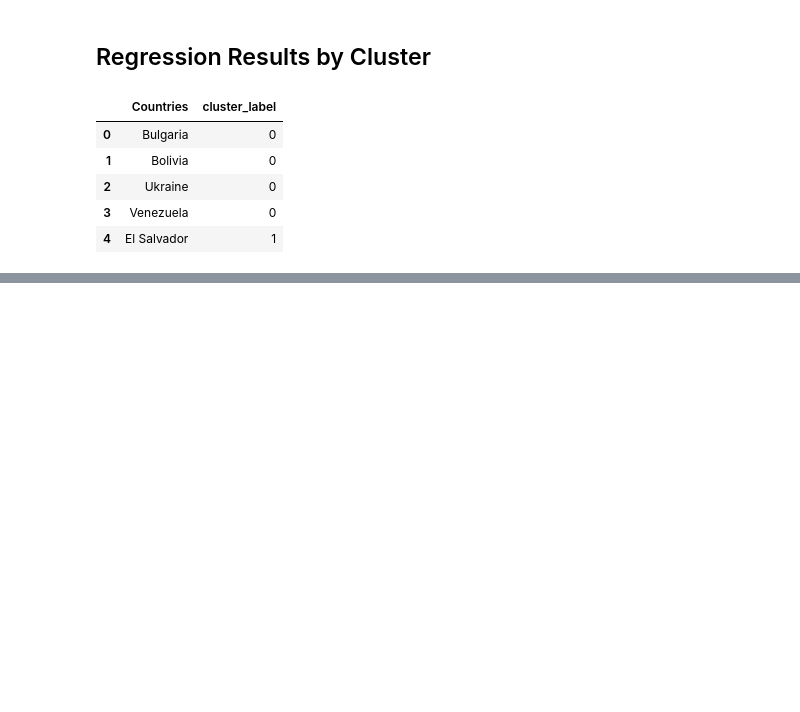
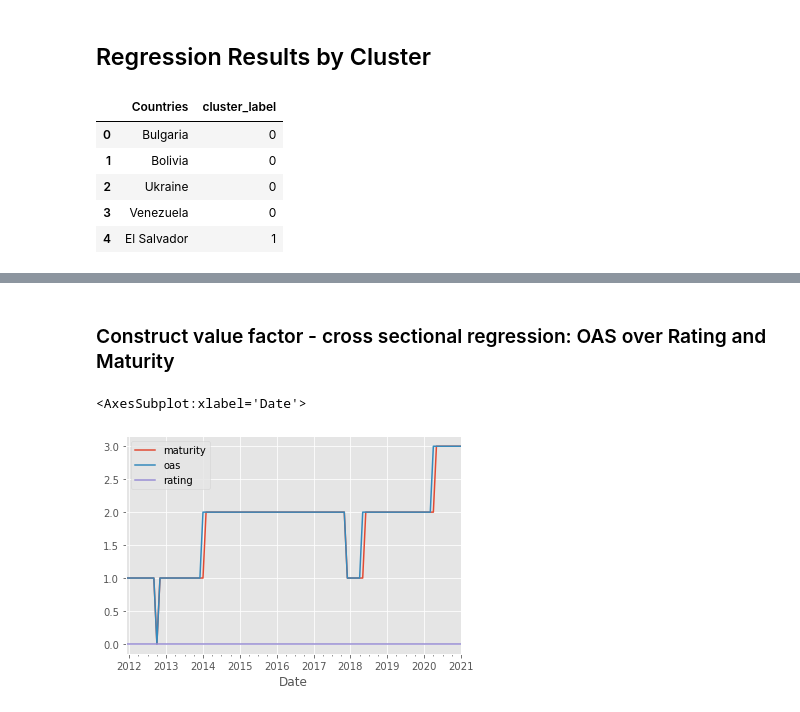
Before and after one commit to wingwingz/AFP, a Jupyter notebook: Risk Premia/bond.ipynb, the cells around one changed output, grey strips where cells are left out. Cells and saved outputs as stored; diff of their text form; code cells hidden in the pictures; blank space fills up the shorter version.

```diff
--- a/Risk Premia/bond.ipynb
+++ b/Risk Premia/bond.ipynb
@@ -317,0 +393,18 @@ dtype: int64
+# %% [markdown]
+### Construct value factor - cross sectional regression: OAS over Rating and Maturity
+# %%
+oas_monthly_selected.columns = pd.MultiIndex.from_product([['oas'], oas_monthly_selected.columns])
+maturity_monthly_selected.columns = pd.MultiIndex.from_product([['maturity'], maturity_monthly_selected.columns])
+rating_monthly_selected.columns = pd.MultiIndex.from_product([['rating'], rating_monthly_selected.columns])
+# %%
+value_data = oas_monthly_selected.join(maturity_monthly_selected).join(rating_monthly_selected)
+# %%
+value_data.columns = value_data.columns.sort_values()
+# %%
+value_data.replace(0, np.nan, inplace=True)
+# %%
+# check number of missing countries
+value_data.T.groupby(level=0).apply(lambda x:x.isna().sum()).T.plot()
+# %% [output]
+<AxesSubplot:xlabel='Date'>
+[figure, added]
```
Also changed, not shown: parts of 32 cells of this notebook, 6 other files.
